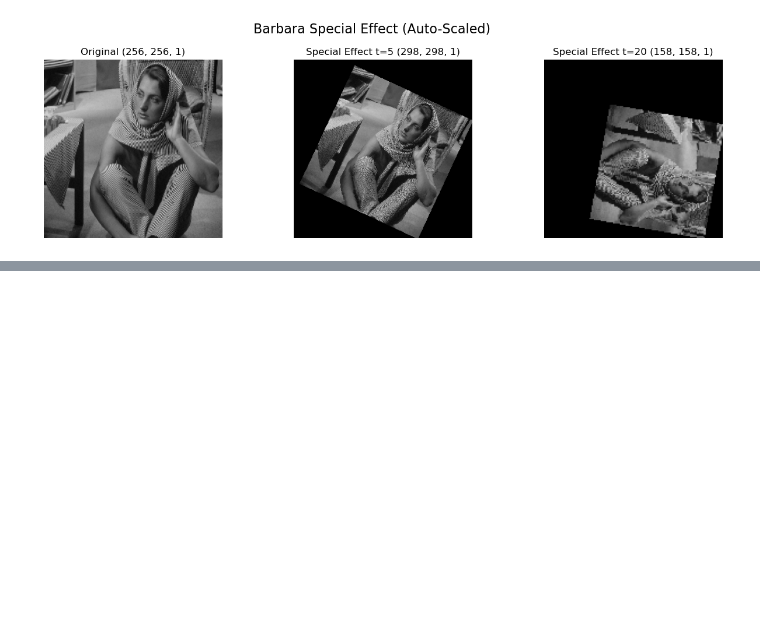
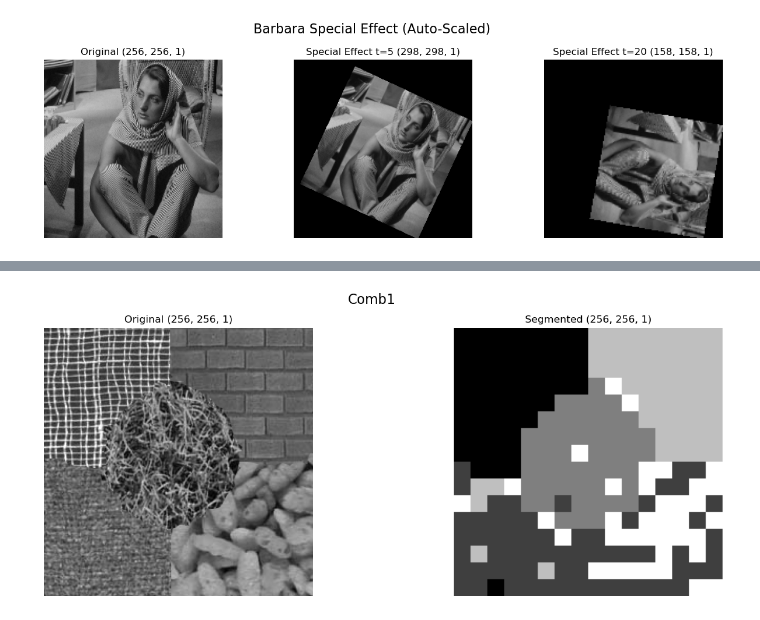
Before and after one commit to FLwolfy/Image-Processing, a Jupyter notebook: HW3_main.ipynb, the cells around one changed output, grey strips where cells are left out. Drawn from its saved outputs; the diff is of its cells as text; code cells hidden in the pictures; blank space fills up the shorter version.

```diff
--- a/HW3_main.ipynb
+++ b/HW3_main.ipynb
@@ -123,0 +130,16 @@ Image.texture_cluster(samples, 0, 5)
+# %%
+# Texture Segmentation
+
+comb1 = Image(256, 256, 1)
+comb1.load("images/HW3/comb1.raw")
+
+law_filter_size = 5
+num_of_clusters = 5
+patch_size = 16
+max_iterations = 200
+
+comb1_segmented = Image.texture_segment(comb1, 0, law_filter_size, patch_size, num_of_clusters, max_iterations)
+
+show_images([comb1, comb1_segmented], [f"Original {comb1.raw_data.shape}", f"Segmented {comb1_segmented.raw_data.shape}"], "Comb1")
+# %% [output]
+[figure, added]
```
Also changed, not shown: parts of 10 cells of this notebook, 11 other files.
